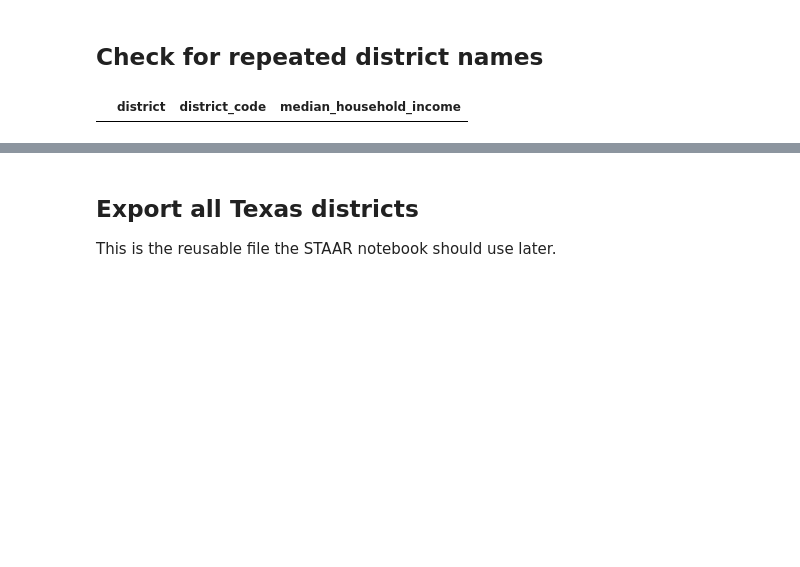
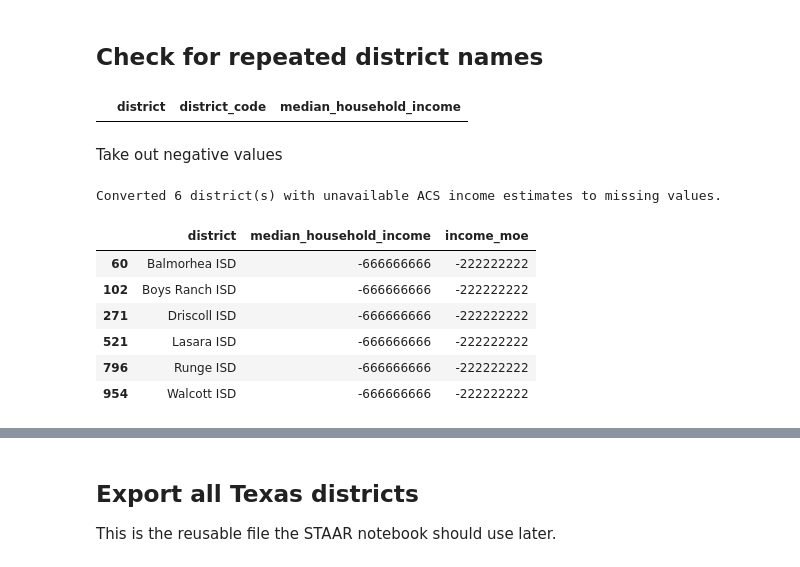
Before and after one commit to sfchronicle/STARR-median-income, a Jupyter notebook: notebooks/01_build_district_income.ipynb, the cells around one changed output, grey strips where cells are left out. Cells and saved outputs as stored; diff of their text form; code cells hidden in the pictures; blank space fills up the shorter version.

```diff
--- a/notebooks/01_build_district_income.ipynb
+++ b/notebooks/01_build_district_income.ipynb
@@ -235,3 +240,54 @@ repeated_names[[
 # This dataset will say Northside (Bexar) etc if there is any ambiguity
 # %% [output]
 |  | district | district_code | median_household_income |
+# %% [markdown]
+Take out negative values
+# %%
+# NHGIS uses large negative "jam values" to indicate estimates that
+# could not be computed because there were insufficient sample observations.
+# Replace those values with missing values before analysis.
+
+# Source:
+# U.S. Census Bureau, *Using the American Community Survey Table-Based
+# Summary File: What Data Users Need to Know* (October 2023),
+# "Jam Values" section. (in data raw)
+
+# Keep a record of districts with unavailable income estimates.
+removed_income_districts = district_income.loc[
+    district_income["median_household_income"] < 0,
+    [
+        "district",
+        "median_household_income",
+        "income_moe",
+    ],
+].copy()
+
+district_income.loc[
+    district_income["median_household_income"] < 0,
+    "median_household_income",
+] = pd.NA
+
+district_income.loc[
+    district_income["income_moe"] < 0,
+    "income_moe",
+] = pd.NA
+
+print(
+    f"Converted {len(removed_income_districts)} district(s) with "
+    "unavailable ACS income estimates to missing values."
+)
+
+removed_income_districts
+
+# Luckily, none of these districts are in the San Antonio or Austin areas
+# These are all small, rural school districts.
+# Boys Ranch ISD is a residential childcare facility campus.
+# %% [output]
+Converted 6 district(s) with unavailable ACS income estimates to missing values.
+|  | district | median_household_income | income_moe |
+| 60 | Balmorhea ISD | -666666666 | -222222222 |
+| 102 | Boys Ranch ISD | -666666666 | -222222222 |
+| 271 | Driscoll ISD | -666666666 | -222222222 |
+| 521 | Lasara ISD | -666666666 | -222222222 |
+| 796 | Runge ISD | -666666666 | -222222222 |
+| 954 | Walcott ISD | -666666666 | -222222222 |
```
Also changed, not shown: parts of 11 cells of this notebook, 2 other files.
